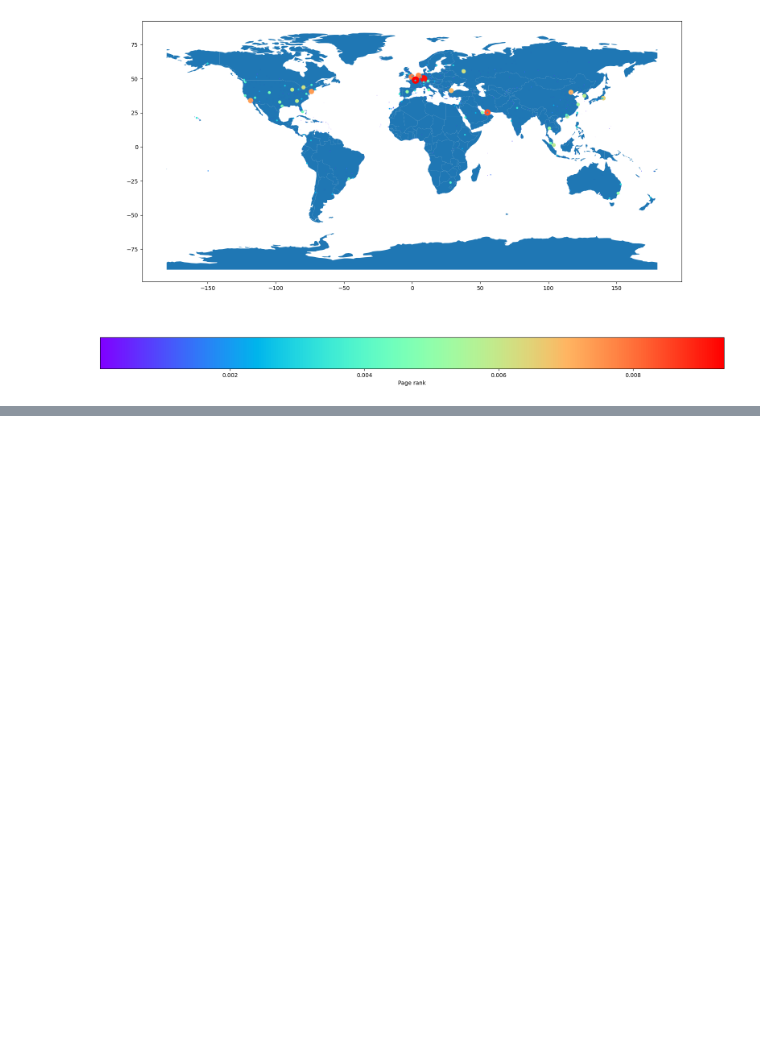
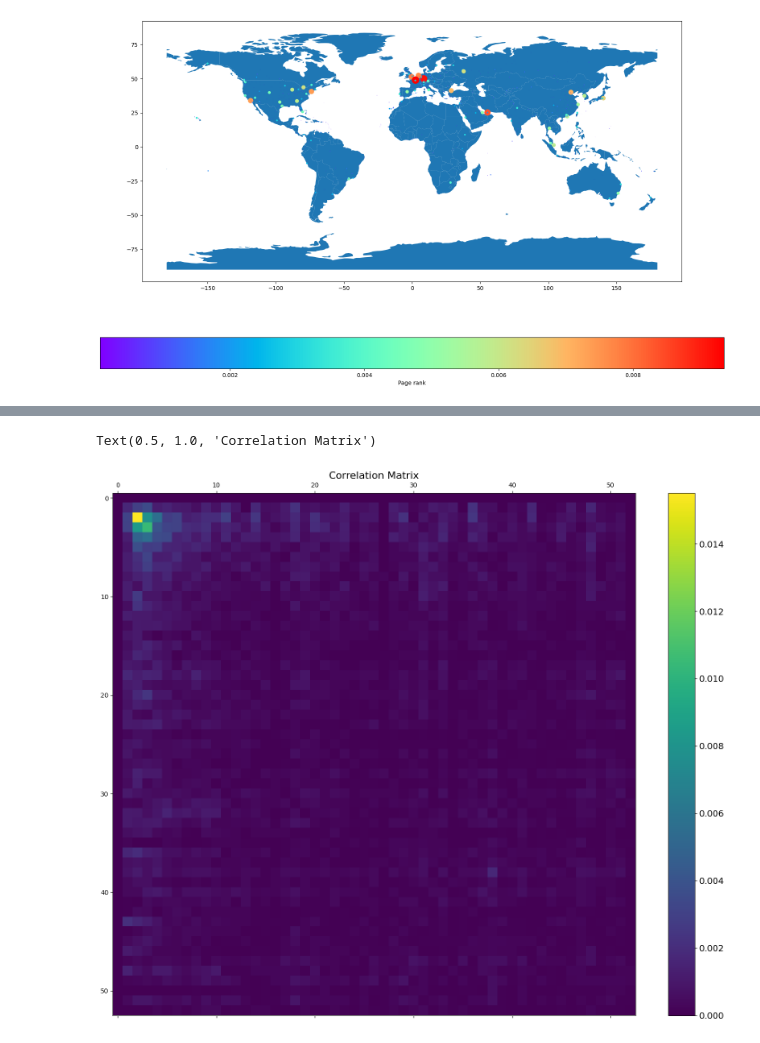
Before and after one commit to MiguelBernardino/CRC, a Jupyter notebook: crc.ipynb, the cells around one changed output, grey strips where cells are left out. Saved outputs shown, nothing was run; the diff lists cells and outputs as text; code cells hidden in the pictures; blank space fills up the shorter version.

```diff
--- a/crc.ipynb
+++ b/crc.ipynb
@@ -392,0 +415,26 @@ plotMap("Page rank", pr, D.nodes, 0)
+# %%
+#fig, ax = plt.subplots()
+
+min_val, max_val = min(D.degree, key = lambda d: d[1])[1], max(D.degree, key = lambda d: d[1])[1]
+
+mapping = {x: x for x in range(max_val//9)}
+
+matrix = nx.algorithms.assortativity.degree_mixing_matrix(D, mapping=mapping)
+
+# ax.matshow(matrix, cmap=plt.cm.Blues)
+
+# for i in range(max_val//9-1):
+#     for j in range(max_val//9-1):
+#         c = '%.2f'%(matrix[j,i])
+#         ax.text(i, j, str(c), va='center', ha='center')
+
+f = plt.figure(figsize=(19, 15))
+plt.matshow(matrix, fignum=f.number)
+# plt.xticks(range(df.select_dtypes(['number']).shape[1]), df.select_dtypes(['number']).columns, fontsize=14, rotation=45)
+# plt.yticks(range(df.select_dtypes(['number']).shape[1]), df.select_dtypes(['number']).columns, fontsize=14)
+cb = plt.colorbar()
+cb.ax.tick_params(labelsize=14)
+plt.title('Correlation Matrix', fontsize=16)
+# %% [output]
+Text(0.5, 1.0, 'Correlation Matrix')
+[figure, added]
```
Also changed, not shown: parts of 2 cells of this notebook.
